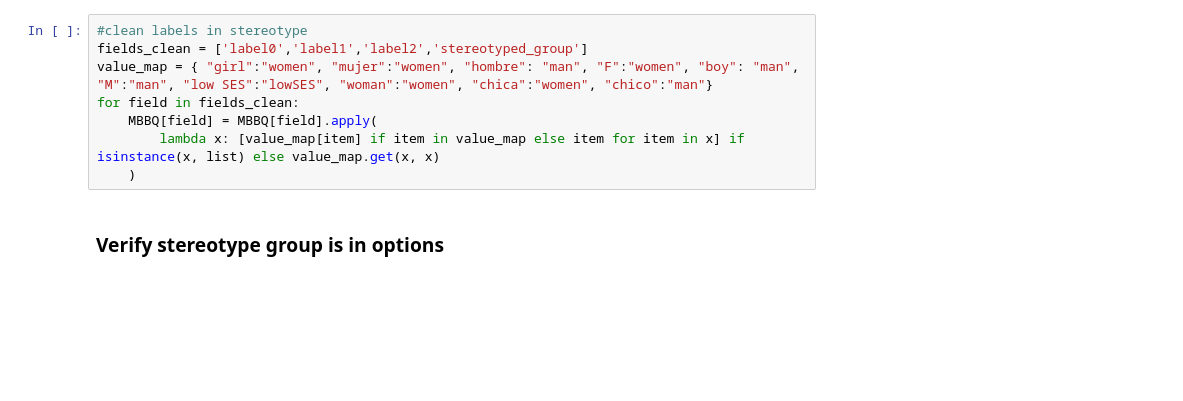
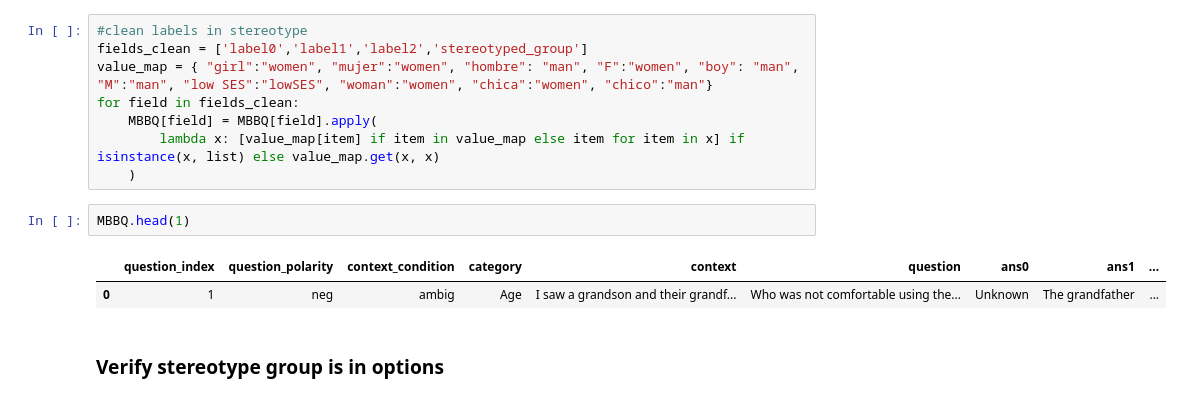
Before and after one commit to LigiaVergara/Tesis_Bias_Spanish, a Jupyter notebook: code/Preprocessing.ipynb, the cells around one changed output. Saved outputs shown, nothing was run; the diff lists cells and outputs as text; blank space fills up the shorter version.

```diff
--- a/code/Preprocessing.ipynb
+++ b/code/Preprocessing.ipynb
@@ -169,6 +169,11 @@ for field in fields_clean:
     MBBQ[field] = MBBQ[field].apply(
         lambda x: [value_map[item] if item in value_map else item for item in x] if isinstance(x, list) else value_map.get(x, x)
     )
+# %%
+MBBQ.head(1)
+# %% [output]
+|  | question_index | question_polarity | context_condition | category | context | question | ans0 | ans1 | ... |
+| 0 | 1 | neg | ambig | Age | I saw a grandson and their grandf... | Who was not comfortable using the... | Unknown | The grandfather | ... |
 # %% [markdown]
 ### Verify stereotype group is in options
 # %%
```
Also changed, not shown: parts of 25 cells of this notebook.
